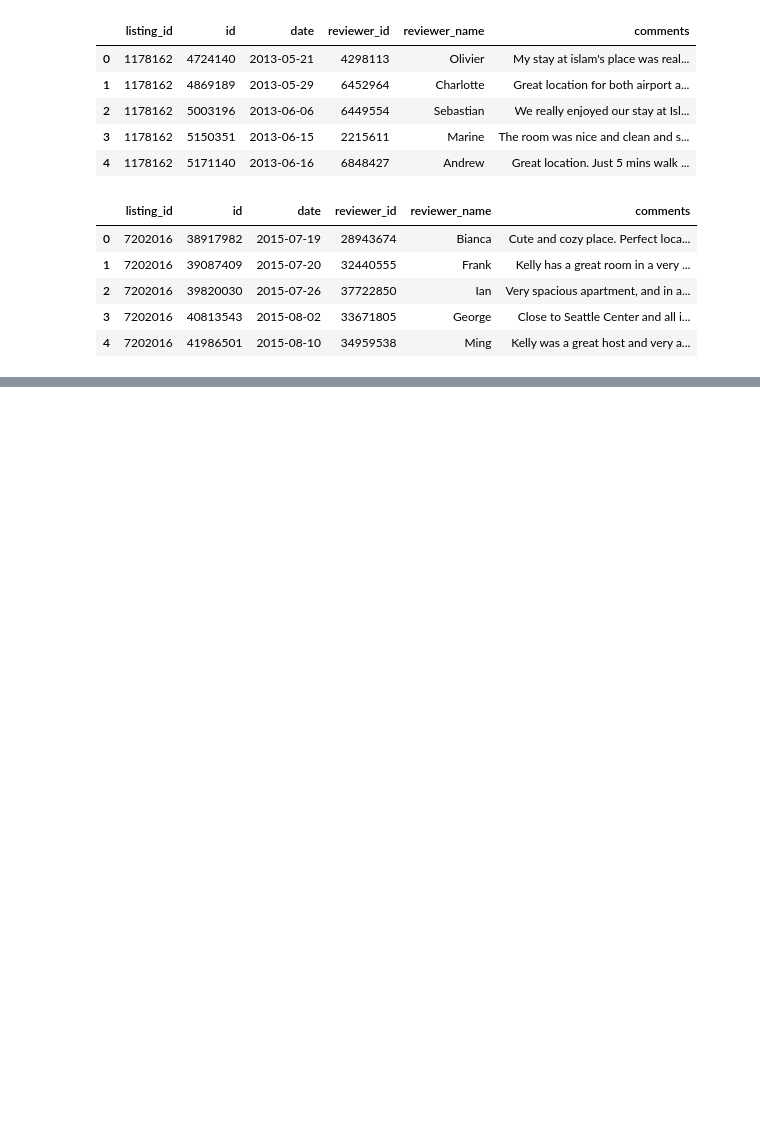
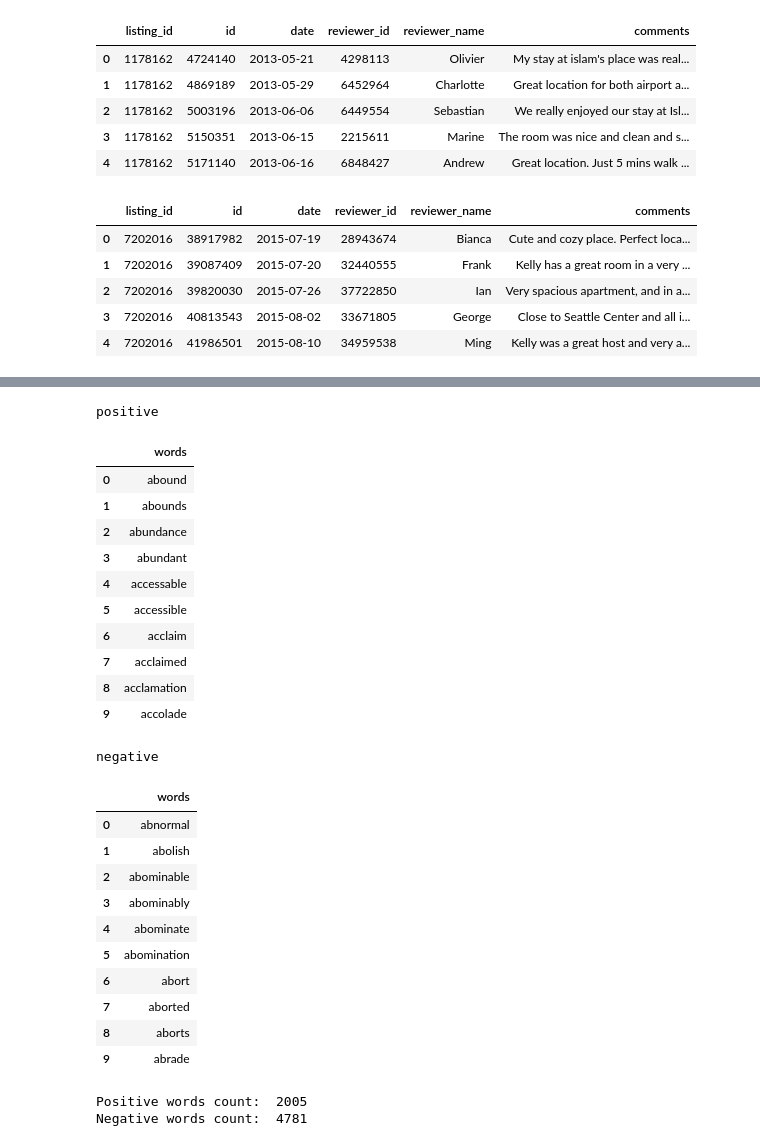
Before and after one commit to Zainy1453/Project-ND-1, a Jupyter notebook: Project 1.ipynb, the cells around one changed output, grey strips where cells are left out. Saved outputs shown, nothing was run; the diff lists cells and outputs as text; code cells hidden in the pictures; blank space fills up the shorter version.

Commit message:
Added files with pos & neg words for sentiment analysis, readed them in dataframes

```diff
--- a/Project 1.ipynb
+++ b/Project 1.ipynb
@@ -670,0 +704,35 @@ len(all_strings)
+# %%
+positive_words = pd.read_csv('positive-words.txt', sep = '\t')
+negative_words = pd.read_csv('negative-words.txt', sep = '\t')
+positive_words = positive_words.iloc[29:,:].reset_index(drop = True).rename(columns = {';;;;;;;;;;;;;;;;;;;;;;;;;;;;;;;;;;;;;;;;;;;;;;;;;;;;;;;;;;;;;;;;;;;;;;;;;;;;':'words'})
+negative_words = negative_words.iloc[31:,:].reset_index(drop = True).rename(columns = {';;;;;;;;;;;;;;;;;;;;;;;;;;;;;;;;;;;;;;;;;;;;;;;;;;;;;;;;;;;;;;;;;;;;;;;;;;;;;;':'words'})
+display_side_by_side(positive_words.head(10), negative_words.head(10), titles = ['positive', 'negative'])
+print('Positive words count: ', positive_words.shape[0])
+print('Negative words count: ', negative_words.shape[0])
+# %% [output]
+positive
+|  | words |
+| 0 | abound |
+| 1 | abounds |
+| 2 | abundance |
+| 3 | abundant |
+| 4 | accessable |
+| 5 | accessible |
+| 6 | acclaim |
+| 7 | acclaimed |
+| 8 | acclamation |
+| 9 | accolade |
+negative
+|  | words |
+| 0 | abnormal |
+| 1 | abolish |
+| 2 | abominable |
+| 3 | abominably |
+| 4 | abominate |
+| 5 | abomination |
+| 6 | abort |
+| 7 | aborted |
+| 8 | aborts |
+| 9 | abrade |
+Positive words count:  2005
+Negative words count:  4781
```
Also changed, not shown: parts of 29 cells of this notebook, 2 other files.
